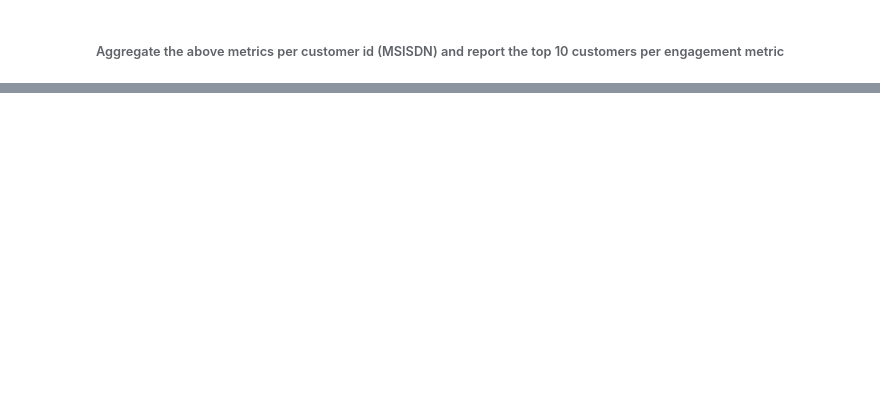
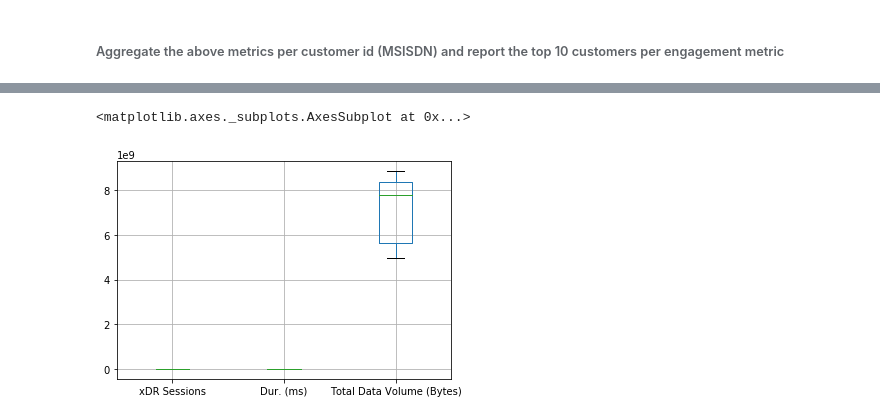
Before and after one commit to Samrawit02/Telecommunication-Data-Analysis, a Jupyter notebook: notebooks/ User Engagement analysis.ipynb, the cells around one changed output, grey strips where cells are left out. Saved outputs shown, nothing was run; the diff lists cells and outputs as text; code cells hidden in the pictures; blank space fills up the shorter version.

```diff
--- a/notebooks/ User Engagement analysis.ipynb
+++ b/notebooks/ User Engagement analysis.ipynb
@@ -67,0 +251,5 @@ top_engagement_df.head(10)
+# %%
+top_engagement.boxplot()
+# %% [output]
+<matplotlib.axes._subplots.AxesSubplot at 0x...>
+[figure, added]
```
Also changed, not shown: parts of 23 cells of this notebook, 3 other files.
